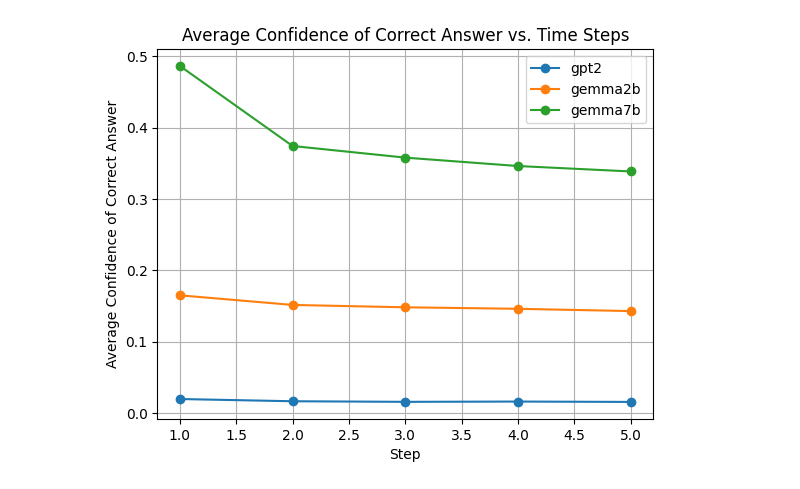
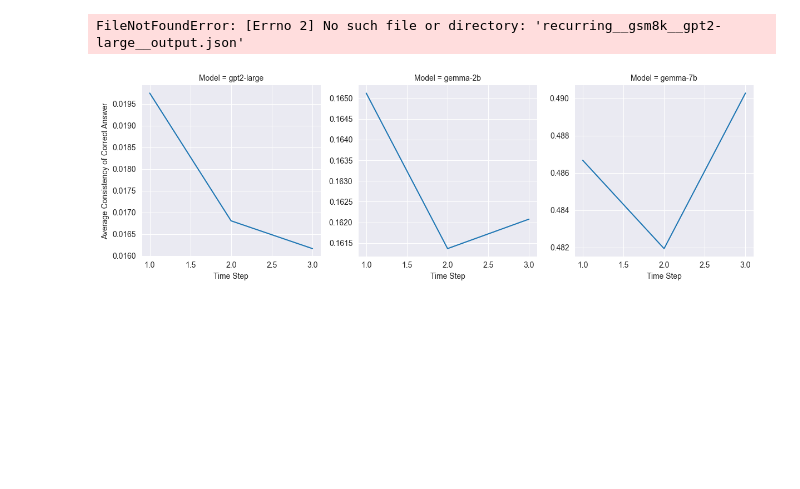
Before and after one commit to AVS1508/COMPSCI-685-Project, a Jupyter notebook: src/evaluation/avg_correct_answer_conf.ipynb, the cells around one changed output. Drawn from its saved outputs; the diff is of its cells as text; code cells hidden in the pictures; blank space fills up the shorter version.

Commit message:
Added similar graph style for consistancy

```diff
--- a/src/evaluation/avg_correct_answer_conf.ipynb
+++ b/src/evaluation/avg_correct_answer_conf.ipynb
@@ -13,11 +15,14 @@ def average_conf_correct_answer(json_data: Dict) -> Dict:
     Returns:
         Dict containing the average correct answer confidence for each time step.
     """
-    time_step_data = {"step 0": [], "step 1": [], "step 2": [], "step 3": [], "step 4": []}
+    time_step_data = {"step 0": [], "step 1": [], "step 2": []}
     for item in json_data:
         correct_answer = float(item["ground_truth_answers"].replace(",", ""))
-        for i in range(len(item["input_prompts"])):
-            for answer in item["answer_distribution"][i]:
+        for i in range(3):
+            ind = i
+            if len(item["answer_distribution"]) <= i:
+                ind = -1
+            for answer in item["answer_distribution"][ind]:
                 if correct_answer == float(answer[0].replace(",", "")):
                     time_step_data[f"step {i}"].append(answer[1])
                     break
@@ -61,4 +66,34 @@ plot_average_correct_answer_conf(gpt_2_json_path="recurring__gsm8k__gpt2-large__
                                  gemma2b_path="recurring__gsm8k__gemma-2b__output.json",
                                  gemma7b_path="recurring__gsm8k__gemma-7b__output.json")
 # %% [output]
-[figure, removed]
+FileNotFoundError: [Errno 2] No such file or directory: 'recurring__gsm8k__gpt2-large__output.json'
+# %%
+def plot_average_correct_answer_conf2(gpt_2_json_path: str, gemma2b_path: str, gemma7b_path: str):
+    recurring_gpt2_data = json.load(open(gpt_2_json_path, "r"))
+    recurring_gemma2b_data = json.load(open(gemma2b_path, "r"))
+    recurring_gemma7b_data = json.load(open(gemma7b_path, "r"))
+
+    gpt2_avg = average_conf_correct_answer(recurring_gpt2_data)
+    gemma2b_avg = average_conf_correct_answer(recurring_gemma2b_data)
+    gemma7b_avg = average_conf_correct_answer(recurring_gemma7b_data)
+
+    plot_df = pd.DataFrame(columns=['Model', 'Time Step', 'Average Consistency of Correct Answer'])
+
+    for step in gpt2_avg.keys():
+        plot_df = pd.concat([plot_df, pd.DataFrame({'Model':'gpt2-large', 'Time Step':int(step.split(' ')[1])+1, 'Average Consistency of Correct Answer':[gpt2_avg[step]]})], ignore_index=True)
+    for step in gemma2b_avg.keys():
+        plot_df = pd.concat([plot_df, pd.DataFrame({'Model':'gemma-2b', 'Time Step':int(step.split(' ')[1])+1, 'Average Consistency of Correct Answer':[gemma2b_avg[step]]})], ignore_index=True)
+    for step in gemma7b_avg.keys():
+        plot_df =pd.concat([plot_df, pd.DataFrame({'Model':'gemma-7b', 'Time Step':int(step.split(' ')[1])+1, 'Average Consistency of Correct Answer':[gemma7b_avg[step]]})], ignore_index=True)
+
+    g = sns.FacetGrid(plot_df, col="Model", sharey=False, height=4)#, hue="majority_threshold"
+    g.map(sns.lineplot,'Time Step','Average Consistency of Correct Answer')
+    g.add_legend()
+    plt.plot()
+# %%
+sns.set_style("darkgrid")
+plot_average_correct_answer_conf2(gpt_2_json_path="../../results/recurring__gsm8k__gpt2-large__output.json",
+                                 gemma2b_path="../../results/recurring__gsm8k__gemma-2b__output.json",
+                                 gemma7b_path="../../results/recurring__gsm8k__gemma-7b__output.json")
+# %% [output]
+[figure, added]
```
Also changed, not shown: parts of 1 cell of this notebook, 2 other files.
